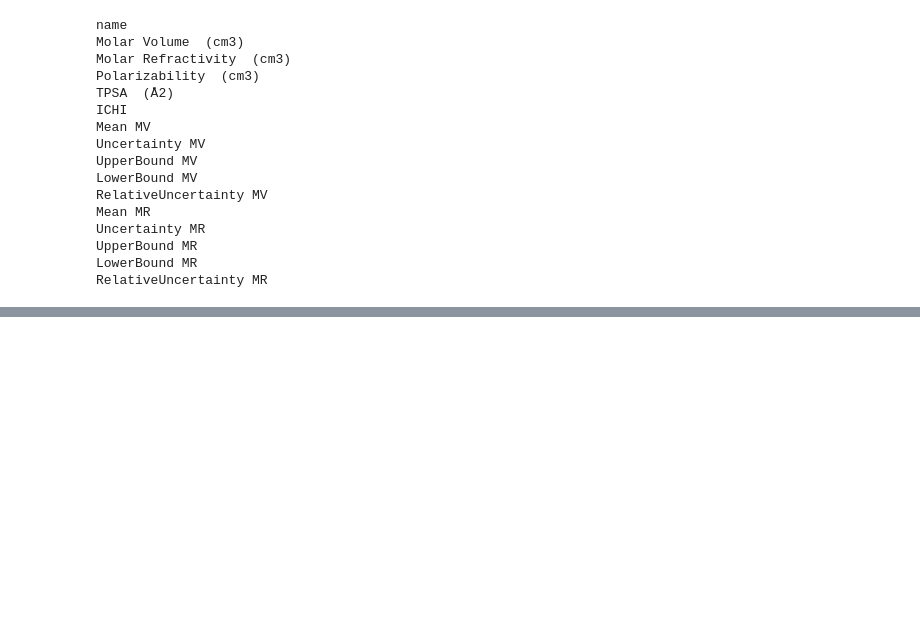
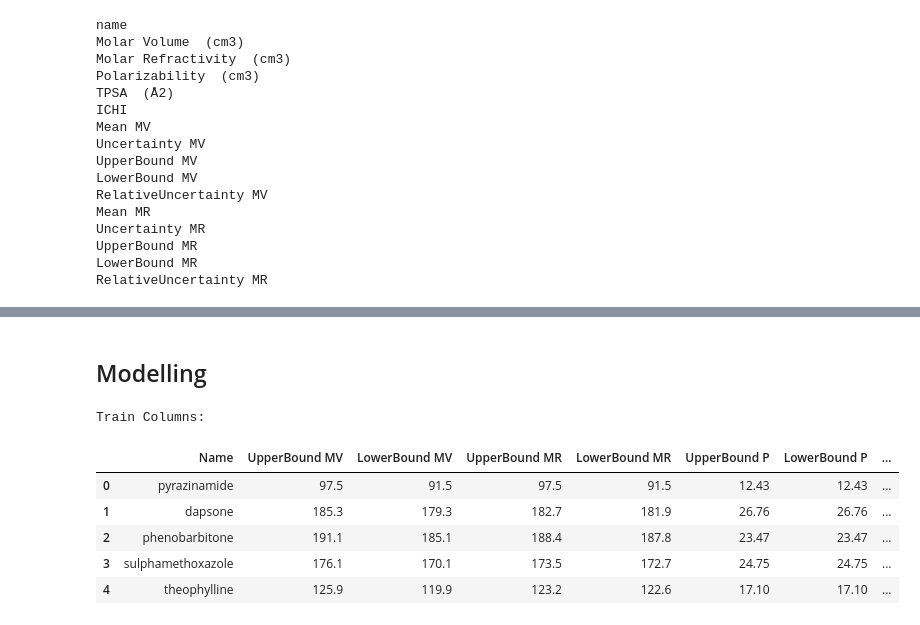
Before and after one commit to adefemiadeh/Physicochemical-drugs-properties, a Jupyter notebook: drugs.ipynb, the cells around one changed output, grey strips where cells are left out. Drawn from its saved outputs; the diff is of its cells as text; code cells hidden in the pictures; blank space fills up the shorter version.

```diff
--- a/drugs.ipynb
+++ b/drugs.ipynb
@@ -200,0 +286,4 @@ train.head(5)
+# %%
+# Applying split_p function
+train['Polarizability  (cm3)']=train['Polarizability  (cm3)'].apply(split_p)
+test['Polarizability  (cm3)']=test['Polarizability  (cm3)'].apply(split_pt)
@@ -200,0 +332,4 @@ train.head(5)
+# %%
+# Renaming Columns
+train=train.rename(columns={'name':'Name','TPSA  (Å2)':'TPSA', 'ICHI ':'ICHI'})
+test=test.rename(columns={'name':'Name','TPSA  (Å2)':'TPSA', 'ICHI ':'ICHI'})
@@ -200,0 +350,18 @@ train.head(5)
+# %% [markdown]
+## Modelling
+# %%
+# Extracting Feature Names
+features =['Name','UpperBound MV', 'LowerBound MV','UpperBound MR','LowerBound MR','UpperBound P', 'LowerBound P','TPSA','ICHI']
+train_df = train[features].head()
+test_df= test[features].head()
+# %%
+print('Train Columns: ')
+train_df.head()
+# %% [output]
+Train Columns:
+|  | Name | UpperBound MV | LowerBound MV | UpperBound MR | LowerBound MR | UpperBound P | LowerBound P | ... |
+| 0 | pyrazinamide | 97.5 | 91.5 | 97.5 | 91.5 | 12.43 | 12.43 | ... |
+| 1 | dapsone | 185.3 | 179.3 | 182.7 | 181.9 | 26.76 | 26.76 | ... |
+| 2 | phenobarbitone | 191.1 | 185.1 | 188.4 | 187.8 | 23.47 | 23.47 | ... |
+| 3 | sulphamethoxazole | 176.1 | 170.1 | 173.5 | 172.7 | 24.75 | 24.75 | ... |
+| 4 | theophylline | 125.9 | 119.9 | 123.2 | 122.6 | 17.10 | 17.10 | ... |
```
Also changed, not shown: parts of 49 cells of this notebook.
